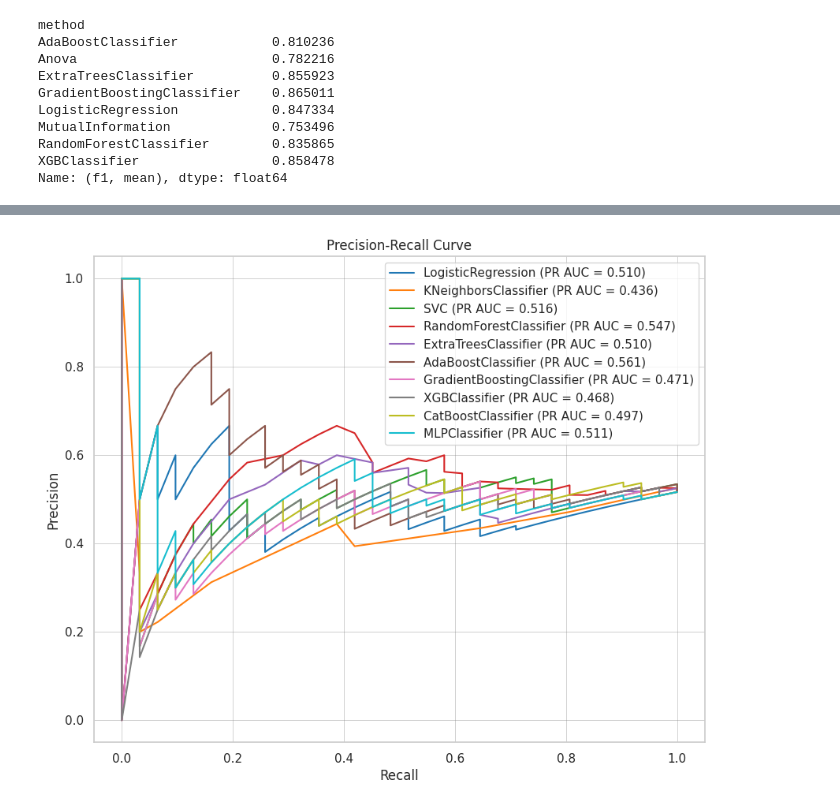
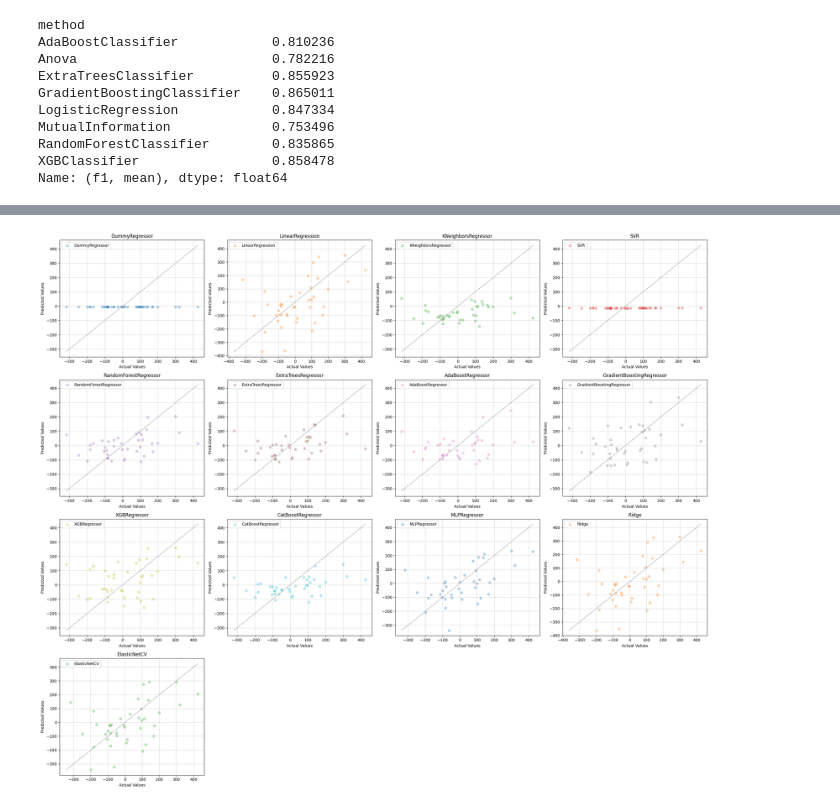
Before and after one commit to Medicine-Artificial-Intelligence/ProQSAR, a Jupyter notebook: check_mv.ipynb, the cells around one changed output, grey strips where cells are left out. Drawn from its saved outputs; the diff is of its cells as text; code cells hidden in the pictures.

```diff
--- a/check_mv.ipynb
+++ b/check_mv.ipynb
@@ -52,10 +52,10 @@ def create_regression_data(
 
 
 
-select_model = ["LogisticRegression", "KNeighborsClassifier", "SVC", "ExtraTreesClassifier", "AdaBoostClassifier"]
+#select_model = ["LogisticRegression", "KNeighborsClassifier", "SVC", "ExtraTreesClassifier", "AdaBoostClassifier"]
 
-train_data = create_classification_data(random_state=42)
-test_data = create_classification_data(random_state=41)
+train_data = create_regression_data(random_state=42)
+test_data = create_regression_data(random_state=41)
 
 #ev_result = ModelValidation.external_validation_report(
 #    data_train=train_data,
@@ -271,11 +494,10 @@ ModelValidation.make_roc_curve(
 # %%
-ModelValidation.make_pr_curve(
+make_scatter_plot(
     data_train=train_data,
     data_test=test_data,
     activity_col="Activity",
     id_col="ID",
-    legend_loc="upper right",
-    save_dir=None,
+    save_dir=None
 )
 # %% [output]
-[figure, old version]
+[figure, new version]
```
Also changed, not shown: parts of 10 cells of this notebook, 8 other files.
